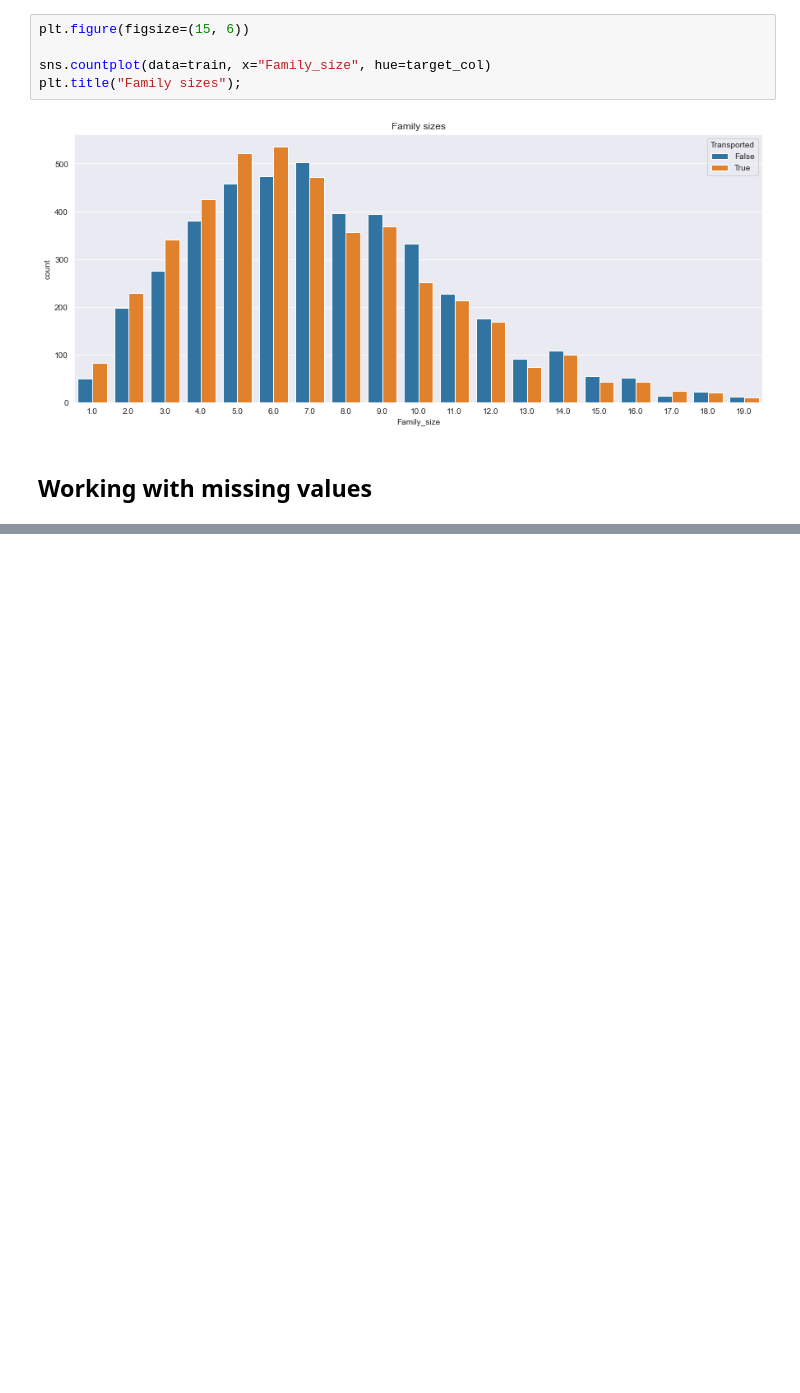
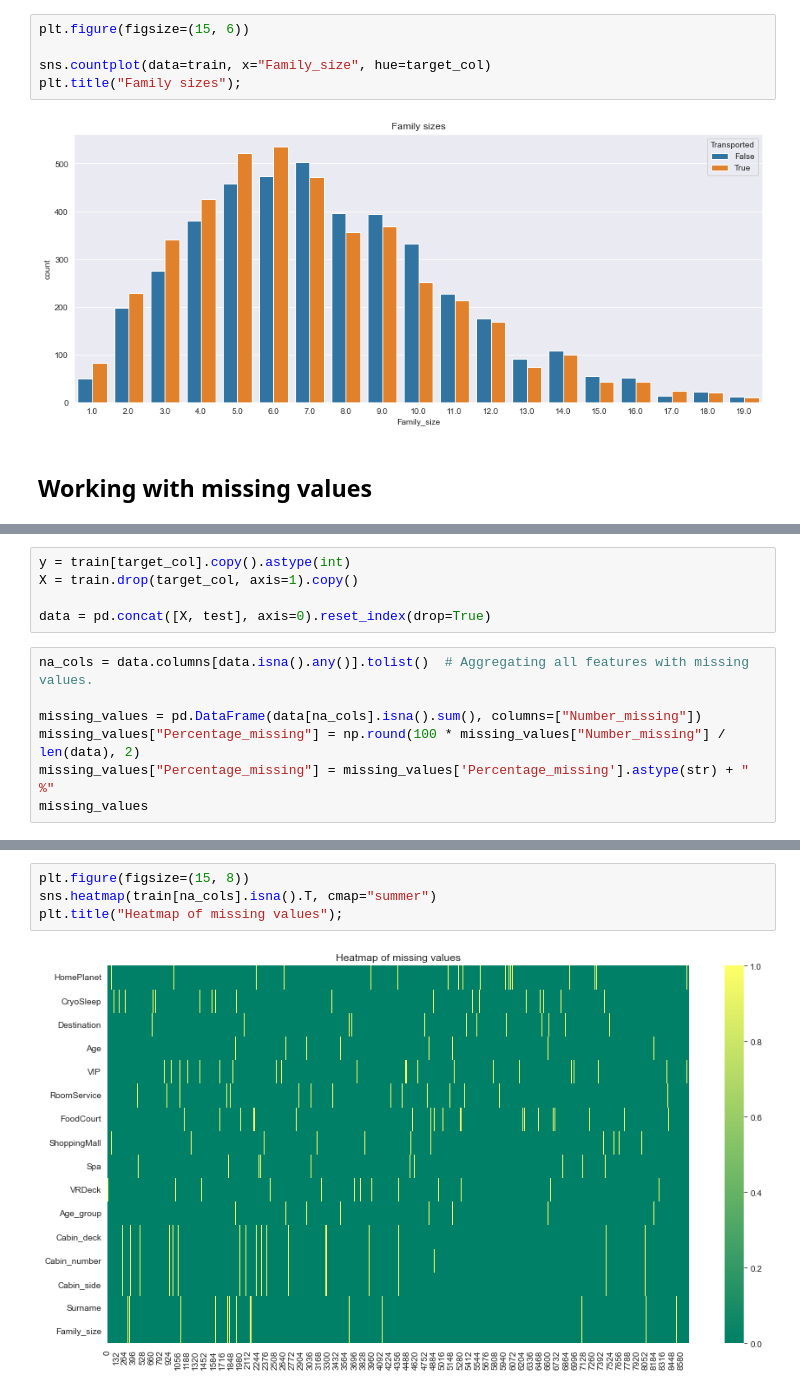
Before and after one commit to Ark3M/Kaggle-competitions, a Jupyter notebook: Spaceship Titanic/Spaceship_Titanic.ipynb, the cells around one changed output, grey strips where cells are left out. Saved outputs shown, nothing was run; the diff lists cells and outputs as text; blank space fills up the shorter version.

```diff
--- a/Spaceship Titanic/Spaceship_Titanic.ipynb
+++ b/Spaceship Titanic/Spaceship_Titanic.ipynb
@@ -425,0 +428,12 @@ plt.title("Family sizes");
+# %%
+y = train[target_col].copy().astype(int)
+X = train.drop(target_col, axis=1).copy()
+
+data = pd.concat([X, test], axis=0).reset_index(drop=True)
+# %%
+na_cols = data.columns[data.isna().any()].tolist()  # Aggregating all features with missing values.
+
+missing_values = pd.DataFrame(data[na_cols].isna().sum(), columns=["Number_missing"])
+missing_values["Percentage_missing"] = np.round(100 * missing_values["Number_missing"] / len(data), 2)
+missing_values["Percentage_missing"] = missing_values['Percentage_missing'].astype(str) + " %"
+missing_values
@@ -425,0 +458,6 @@ plt.title("Family sizes");
+# %%
+plt.figure(figsize=(15, 8))
+sns.heatmap(train[na_cols].isna().T, cmap="summer")
+plt.title("Heatmap of missing values");
+# %% [output]
+[figure, added]
```
Also changed, not shown: parts of 7 cells of this notebook.
